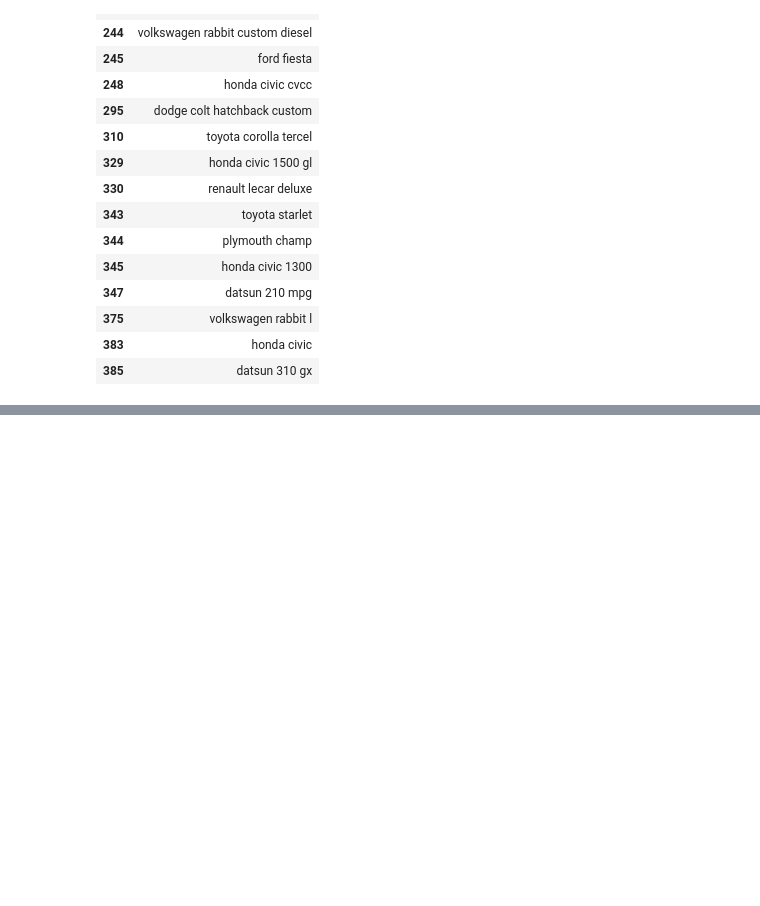
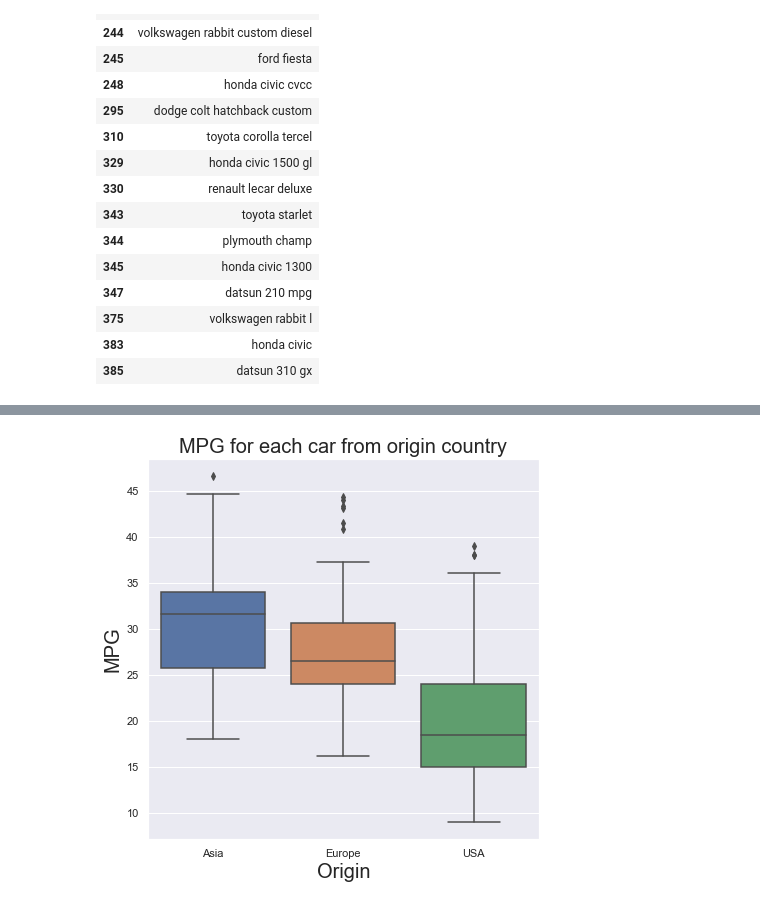
Before and after one commit to abdosabaa7/cat, a Jupyter notebook: mpg.ipynb, the cells around one changed output, grey strips where cells are left out. Cells and saved outputs as stored; diff of their text form; code cells hidden in the pictures; blank space fills up the shorter version.

```diff
--- a/mpg.ipynb
+++ b/mpg.ipynb
@@ -116,0 +169,9 @@ mpg.loc[(mpg['weight']<2000) & (mpg['mpg']>35) & (mpg['cylinders']>=4) ,['car na
+# %%
+plt.figure(figsize=(7,7))
+sns.boxplot(data=mpg, x="origin", y="mpg")
+plt.title("MPG for each car from origin country", fontsize=20)
+plt.xlabel("Origin", fontsize=20)
+plt.ylabel("MPG", fontsize=20)
+plt.show()
+# %% [output]
+[figure, added]
```
Also changed, not shown: parts of 17 cells of this notebook.
